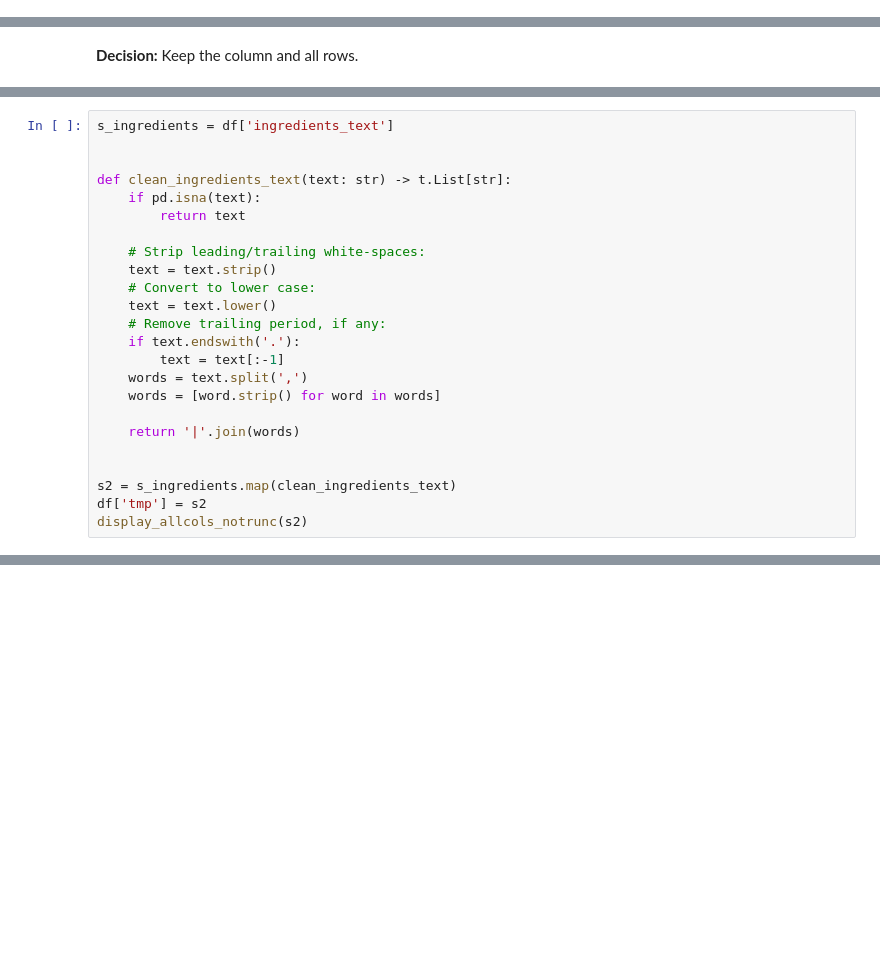
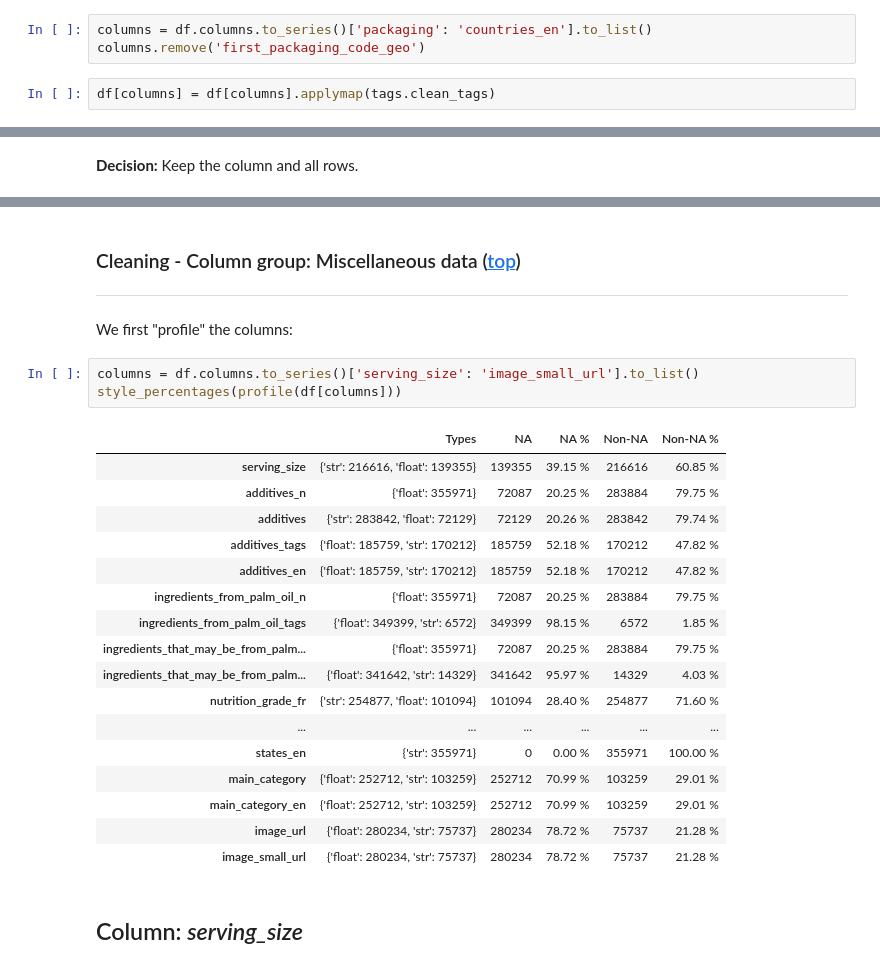
Before and after one commit to jeanrichard/epflx-adsml19-course2-project, a Jupyter notebook: course-02-project-task-a.ipynb, the cells around one changed output, grey strips where cells are left out. Cells and saved outputs as stored; diff of their text form; blank space fills up the shorter version.

```diff
--- a/course-02-project-task-a.ipynb
+++ b/course-02-project-task-a.ipynb
@@ -373,2 +471,7 @@ the dataset contains 355971 data points with 140 features
+# %%
+columns = df.columns.to_series()['packaging': 'countries_en'].to_list()
+columns.remove('first_packaging_code_geo')
+# %%
+df[columns] = df[columns].applymap(tags.clean_tags)
 # %% [markdown]
 #### Column: *first\_packaging\_code\_geo*
@@ -573,24 +481,0 @@ Specification:
-# %%
-s_ingredients = df['ingredients_text']
-
-
-def clean_ingredients_text(text: str) -> t.List[str]:
-    if pd.isna(text):
-        return text
-
-    # Strip leading/trailing white-spaces:
-    text = text.strip()
-    # Convert to lower case:
-    text = text.lower()
-    # Remove trailing period, if any:
-    if text.endswith('.'):
-        text = text[:-1]
-    words = text.split(',')
-    words = [word.strip() for word in words]
-
-    return '|'.join(words)
-
-
-s2 = s_ingredients.map(clean_ingredients_text)
-df['tmp'] = s2
-display_allcols_notrunc(s2)
@@ -746,0 +552,28 @@ display_allcols_notrunc(df[df['emb_codes'].notna()])
+# %% [markdown]
+### Cleaning - Column group: Miscellaneous data<a name="task-a-cleaning-miscellaneous-data"></a> ([top](#top))
+---
+# %% [markdown]
+We first "profile" the columns:
+# %%
+columns = df.columns.to_series()['serving_size': 'image_small_url'].to_list()
+style_percentages(profile(df[columns]))
+# %% [output]
+|  | Types | NA | NA % | Non-NA | Non-NA % |
+| serving_size | {'str': 216616, 'float': 139355} | 139355 | 39.15 % | 216616 | 60.85 % |
+| additives_n | {'float': 355971} | 72087 | 20.25 % | 283884 | 79.75 % |
+| additives | {'str': 283842, 'float': 72129} | 72129 | 20.26 % | 283842 | 79.74 % |
+| additives_tags | {'float': 185759, 'str': 170212} | 185759 | 52.18 % | 170212 | 47.82 % |
+| additives_en | {'float': 185759, 'str': 170212} | 185759 | 52.18 % | 170212 | 47.82 % |
+| ingredients_from_palm_oil_n | {'float': 355971} | 72087 | 20.25 % | 283884 | 79.75 % |
+| ingredients_from_palm_oil_tags | {'float': 349399, 'str': 6572} | 349399 | 98.15 % | 6572 | 1.85 % |
+| ingredients_that_may_be_from_palm... | {'float': 355971} | 72087 | 20.25 % | 283884 | 79.75 % |
+| ingredients_that_may_be_from_palm... | {'float': 341642, 'str': 14329} | 341642 | 95.97 % | 14329 | 4.03 % |
+| nutrition_grade_fr | {'str': 254877, 'float': 101094} | 101094 | 28.40 % | 254877 | 71.60 % |
+| ... | ... | ... | ... | ... | ... |
+| states_en | {'str': 355971} | 0 | 0.00 % | 355971 | 100.00 % |
+| main_category | {'float': 252712, 'str': 103259} | 252712 | 70.99 % | 103259 | 29.01 % |
+| main_category_en | {'float': 252712, 'str': 103259} | 252712 | 70.99 % | 103259 | 29.01 % |
+| image_url | {'float': 280234, 'str': 75737} | 280234 | 78.72 % | 75737 | 21.28 % |
+| image_small_url | {'float': 280234, 'str': 75737} | 280234 | 78.72 % | 75737 | 21.28 % |
+# %% [markdown]
+## Column: *serving_size*
```
Also changed, not shown: parts of 202 cells of this notebook, 6 other files.
